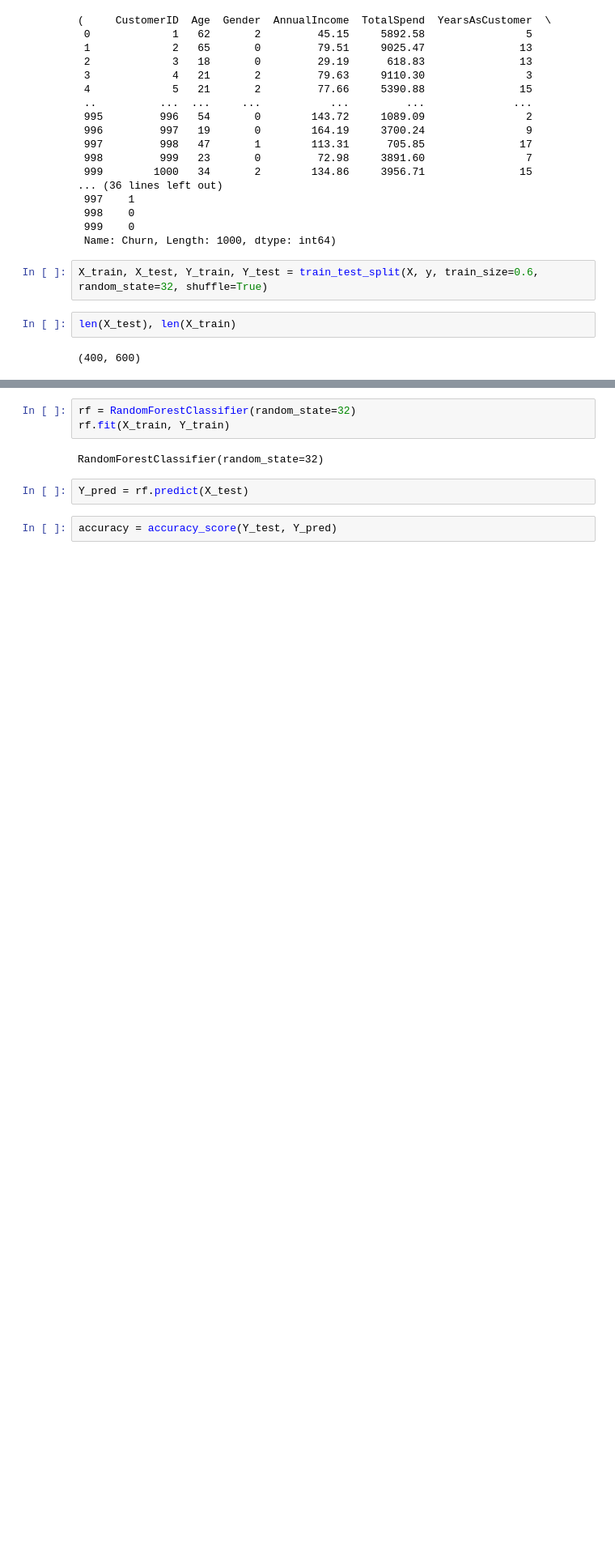
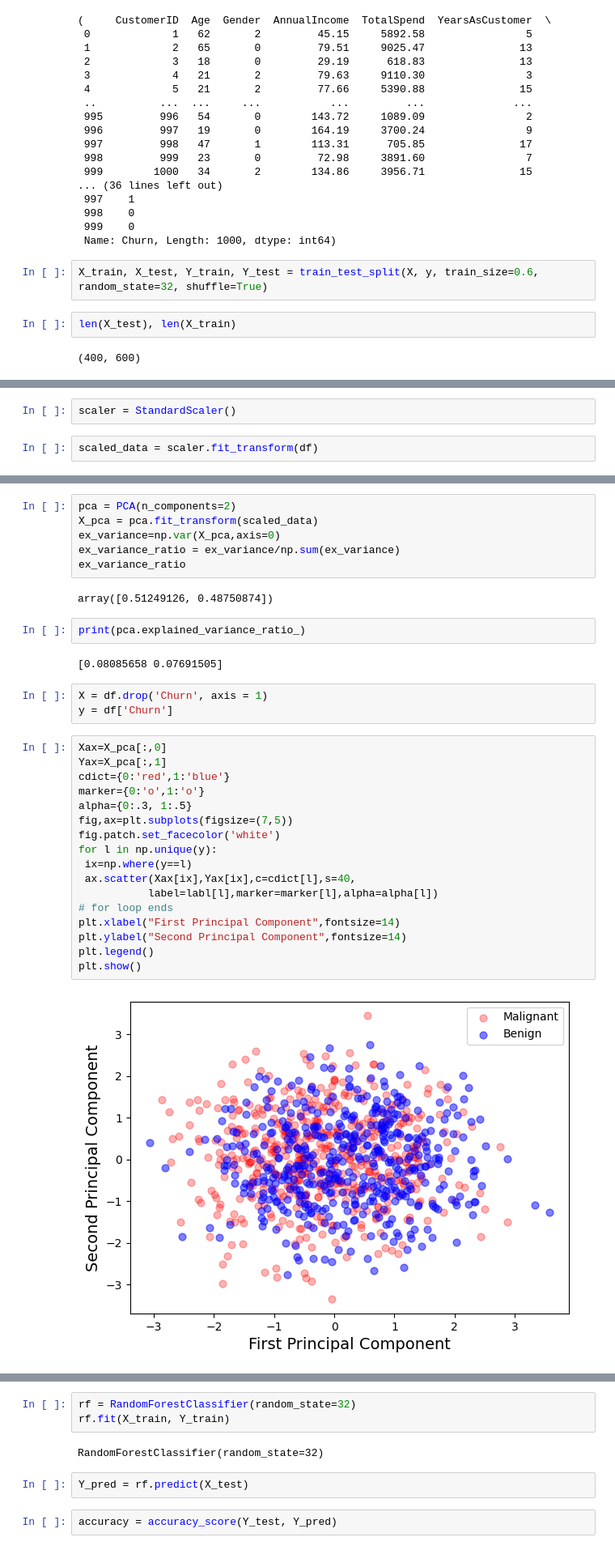
Before and after one commit to Gauranga2022/DMML-Course-CMI-2023-25, a Jupyter notebook: DMML_assignment_1.ipynb, the cells around one changed output, grey strips where cells are left out. Shown at 81% size. Saved outputs shown, nothing was run; the diff lists cells and outputs as text; blank space fills up the shorter version.

```diff
--- a/DMML_assignment_1.ipynb
+++ b/DMML_assignment_1.ipynb
@@ -98,0 +110,4 @@ len(X_test), len(X_train)
+# %%
+scaler = StandardScaler()
+# %%
+scaled_data = scaler.fit_transform(df)
@@ -98,0 +120,34 @@ len(X_test), len(X_train)
+# %%
+pca = PCA(n_components=2)
+X_pca = pca.fit_transform(scaled_data)
+ex_variance=np.var(X_pca,axis=0)
+ex_variance_ratio = ex_variance/np.sum(ex_variance)
+ex_variance_ratio
+# %% [output]
+array([0.51249126, 0.48750874])
+# %%
+print(pca.explained_variance_ratio_)
+# %% [output]
+[0.08085658 0.07691505]
+# %%
+X = df.drop('Churn', axis = 1)
+y = df['Churn']
+# %%
+Xax=X_pca[:,0]
+Yax=X_pca[:,1]
+cdict={0:'red',1:'blue'}
+marker={0:'o',1:'o'}
+alpha={0:.3, 1:.5}
+fig,ax=plt.subplots(figsize=(7,5))
+fig.patch.set_facecolor('white')
+for l in np.unique(y):
+ ix=np.where(y==l)
+ ax.scatter(Xax[ix],Yax[ix],c=cdict[l],s=40,
+           label=labl[l],marker=marker[l],alpha=alpha[l])
+# for loop ends
+plt.xlabel("First Principal Component",fontsize=14)
+plt.ylabel("Second Principal Component",fontsize=14)
+plt.legend()
+plt.show()
+# %% [output]
+[figure, added]
```
Also changed, not shown: parts of 31 cells of this notebook.
